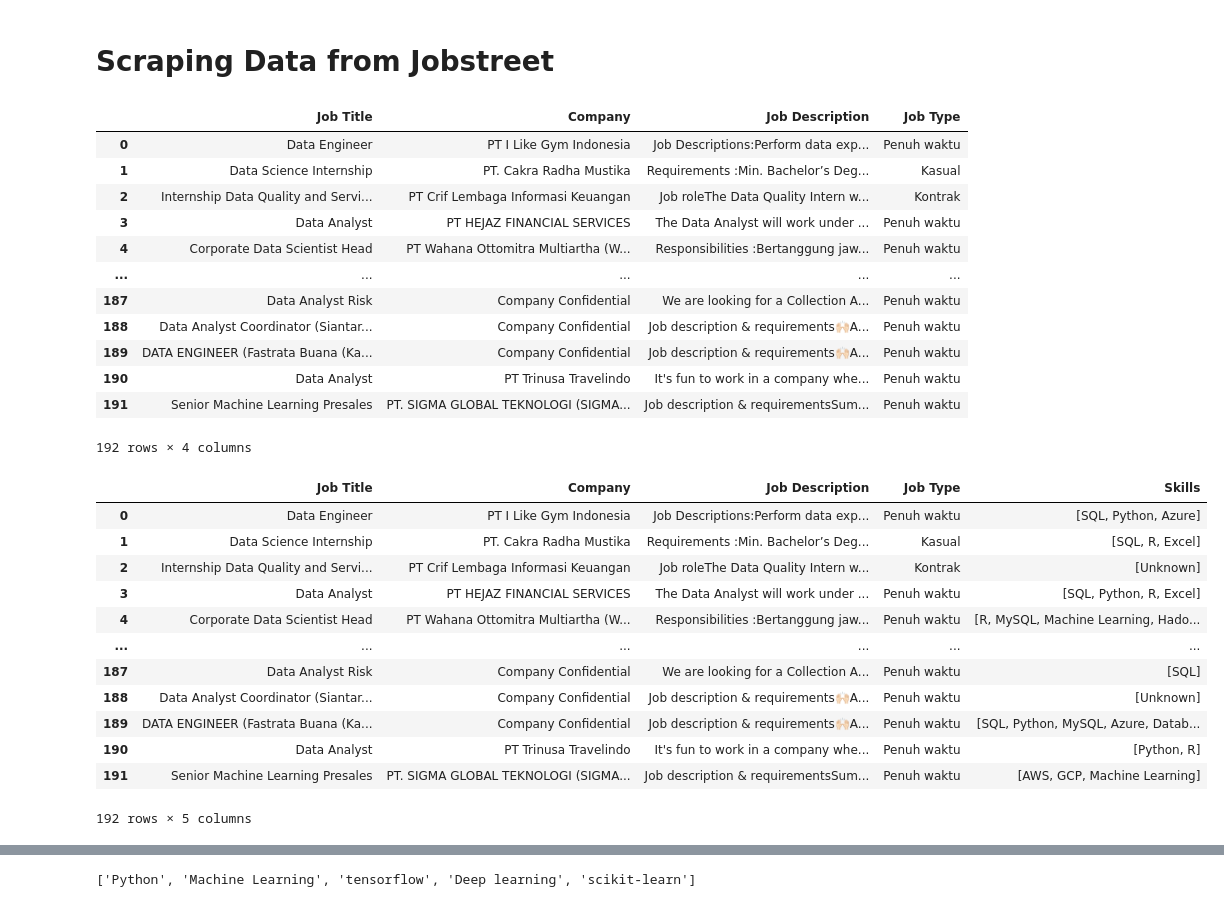
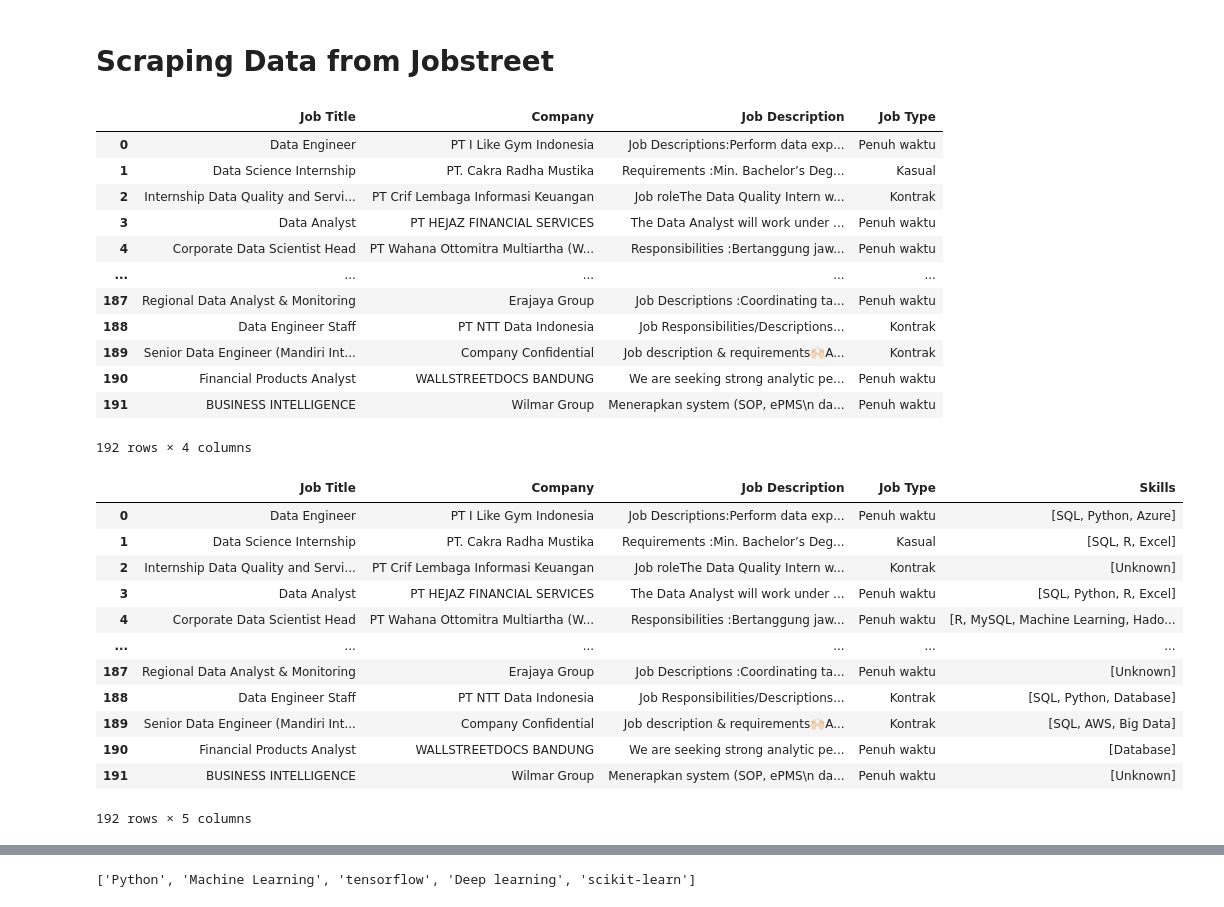
Before and after one commit to Sardiirfan27/Web-Scraping-Jobstreet, a Jupyter notebook: web_scraping_jobstreet_Irfan.ipynb, the cells around one changed output, grey strips where cells are left out. Saved outputs shown, nothing was run; the diff lists cells and outputs as text; code cells hidden in the pictures.

```diff
--- a/web_scraping_jobstreet_Irfan.ipynb
+++ b/web_scraping_jobstreet_Irfan.ipynb
@@ -40,7 +40,8 @@ def scraping_data(key, num_pages):
             job_soup = BeautifulSoup(job_response.text, 'html.parser')
 
             job_title = job_soup.find('h1').text.strip()
-            company_name = job_soup.find('span', class_='lnocuod', attrs={'data-automation': 'advertiser-name'}).text.strip()
+            company_name = job_soup.find('span', class_='lnocuod',
+                                         attrs={'data-automation': 'advertiser-name'}).text.strip()
             job_description = job_soup.find('div', {'data-automation': 'jobAdDetails'}).get_text(strip=True)
             job_type = job_soup.find_all('span', class_='_1wkzzau0 a1msqi4y a1msqir')[2].text.strip()
 
@@ -60,11 +61,11 @@ df
 | 3 | Data Analyst | PT HEJAZ FINANCIAL SERVICES | The Data Analyst will work under ... | Penuh waktu |
 | 4 | Corporate Data Scientist Head | PT Wahana Ottomitra Multiartha (W... | Responsibilities :Bertanggung jaw... | Penuh waktu |
 | ... | ... | ... | ... | ... |
-| 187 | Data Analyst Risk | Company Confidential | We are looking for a Collection A... | Penuh waktu |
-| 188 | Data Analyst Coordinator (Siantar... | Company Confidential | Job description & requirements🙌🏻A... | Penuh waktu |
-| 189 | DATA ENGINEER (Fastrata Buana (Ka... | Company Confidential | Job description & requirements🙌🏻A... | Penuh waktu |
-| 190 | Data Analyst | PT Trinusa Travelindo | It's fun to work in a company whe... | Penuh waktu |
-| 191 | Senior Machine Learning Presales | PT. SIGMA GLOBAL TEKNOLOGI (SIGMA... | Job description & requirementsSum... | Penuh waktu |
+| 187 | Regional Data Analyst & Monitoring | Erajaya Group | Job Descriptions :Coordinating ta... | Penuh waktu |
+| 188 | Data Engineer Staff | PT NTT Data Indonesia | Job Responsibilities/Descriptions... | Kontrak |
+| 189 | Senior Data Engineer (Mandiri Int... | Company Confidential | Job description & requirements🙌🏻A... | Kontrak |
+| 190 | Financial Products Analyst | WALLSTREETDOCS BANDUNG | We are seeking strong analytic pe... | Penuh waktu |
+| 191 | BUSINESS INTELLIGENCE | Wilmar Group | Menerapkan system (SOP, ePMS\n da... | Penuh waktu |
 192 rows × 4 columns
 # %%
 def check_skills(description, skills):
@@ -74,39 +75,40 @@ def check_skills(description, skills):
     for skill in skills:
         # Ganti 'Google Cloud Platform' dengan 'GCP'
         skill_pattern = re.escape(skill.lower()).replace('google cloud platform', 'GCP')
         pattern = r'\b{}\b'.format(skill_pattern)
         if re.search(pattern, description_lower):
             found_skills.append(skill)
 
     return found_skills if found_skills else ['Unknown']
 
 def add_columns(df, skills, column_name):
     df[column_name] = df['Job Description'].apply(lambda x: check_skills(x, skills))
     return df
 
 # Keterampilan yang ingin diperiksa
 list_skills = ['SQL','Python','R','Javascript', 'C#','C++',
                'MySQL','Postgres','Azure','Database','AWS','GCP','Machine Learning',
                'OpenCV','tensorflow','Deep learning','scikit-learn','pandas',
                'CI/CD','MLOps','WandB','Neptune','Kubernetes','docker',
-               'NoSQL','MongoDB','Hadoop','spark','Hive','MapReduce','kafka','Git','Airflow','talend',
+               'NoSQL','MongoDB','Hadoop','spark','Hive','MapReduce','kafka',
+               'Git','Airflow','talend','Big Data',
                'Excel']
 
 
 add_columns(df, list_skills, column_name='Skills')
 # %% [output]
 |  | Job Title | Company | Job Description | Job Type | Skills |
 | 0 | Data Engineer | PT I Like Gym Indonesia | Job Descriptions:Perform data exp... | Penuh waktu | [SQL, Python, Azure] |
 | 1 | Data Science Internship | PT. Cakra Radha Mustika | Requirements :Min. Bachelor’s Deg... | Kasual | [SQL, R, Excel] |
 | 2 | Internship Data Quality and Servi... | PT Crif Lembaga Informasi Keuangan | Job roleThe Data Quality Intern w... | Kontrak | [Unknown] |
 | 3 | Data Analyst | PT HEJAZ FINANCIAL SERVICES | The Data Analyst will work under ... | Penuh waktu | [SQL, Python, R, Excel] |
 | 4 | Corporate Data Scientist Head | PT Wahana Ottomitra Multiartha (W... | Responsibilities :Bertanggung jaw... | Penuh waktu | [R, MySQL, Machine Learning, Hado... |
 | ... | ... | ... | ... | ... | ... |
-| 187 | Data Analyst Risk | Company Confidential | We are looking for a Collection A... | Penuh waktu | [SQL] |
-| 188 | Data Analyst Coordinator (Siantar... | Company Confidential | Job description & requirements🙌🏻A... | Penuh waktu | [Unknown] |
-| 189 | DATA ENGINEER (Fastrata Buana (Ka... | Company Confidential | Job description & requirements🙌🏻A... | Penuh waktu | [SQL, Python, MySQL, Azure, Datab... |
-| 190 | Data Analyst | PT Trinusa Travelindo | It's fun to work in a company whe... | Penuh waktu | [Python, R] |
-| 191 | Senior Machine Learning Presales | PT. SIGMA GLOBAL TEKNOLOGI (SIGMA... | Job description & requirementsSum... | Penuh waktu | [AWS, GCP, Machine Learning] |
+| 187 | Regional Data Analyst & Monitoring | Erajaya Group | Job Descriptions :Coordinating ta... | Penuh waktu | [Unknown] |
+| 188 | Data Engineer Staff | PT NTT Data Indonesia | Job Responsibilities/Descriptions... | Kontrak | [SQL, Python, Database] |
+| 189 | Senior Data Engineer (Mandiri Int... | Company Confidential | Job description & requirements🙌🏻A... | Kontrak | [SQL, AWS, Big Data] |
+| 190 | Financial Products Analyst | WALLSTREETDOCS BANDUNG | We are seeking strong analytic pe... | Penuh waktu | [Database] |
+| 191 | BUSINESS INTELLIGENCE | Wilmar Group | Menerapkan system (SOP, ePMS\n da... | Penuh waktu | [Unknown] |
 192 rows × 5 columns
 # %%
 list_viz_tools = ['tableau', 'power bi','QlikView','looker', 'kibana',
```
Also changed, not shown: parts of 8 cells of this notebook, 1 other file.
